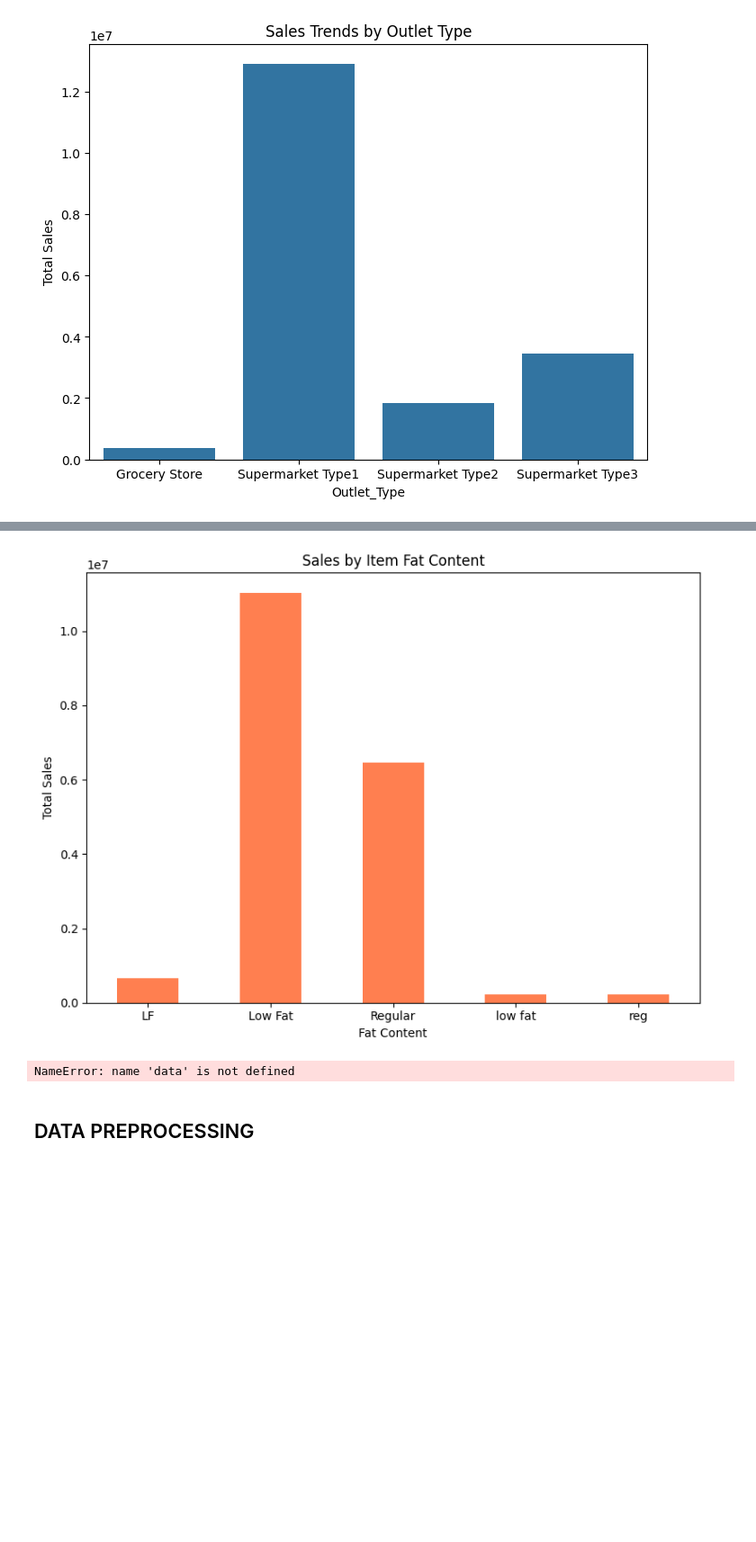
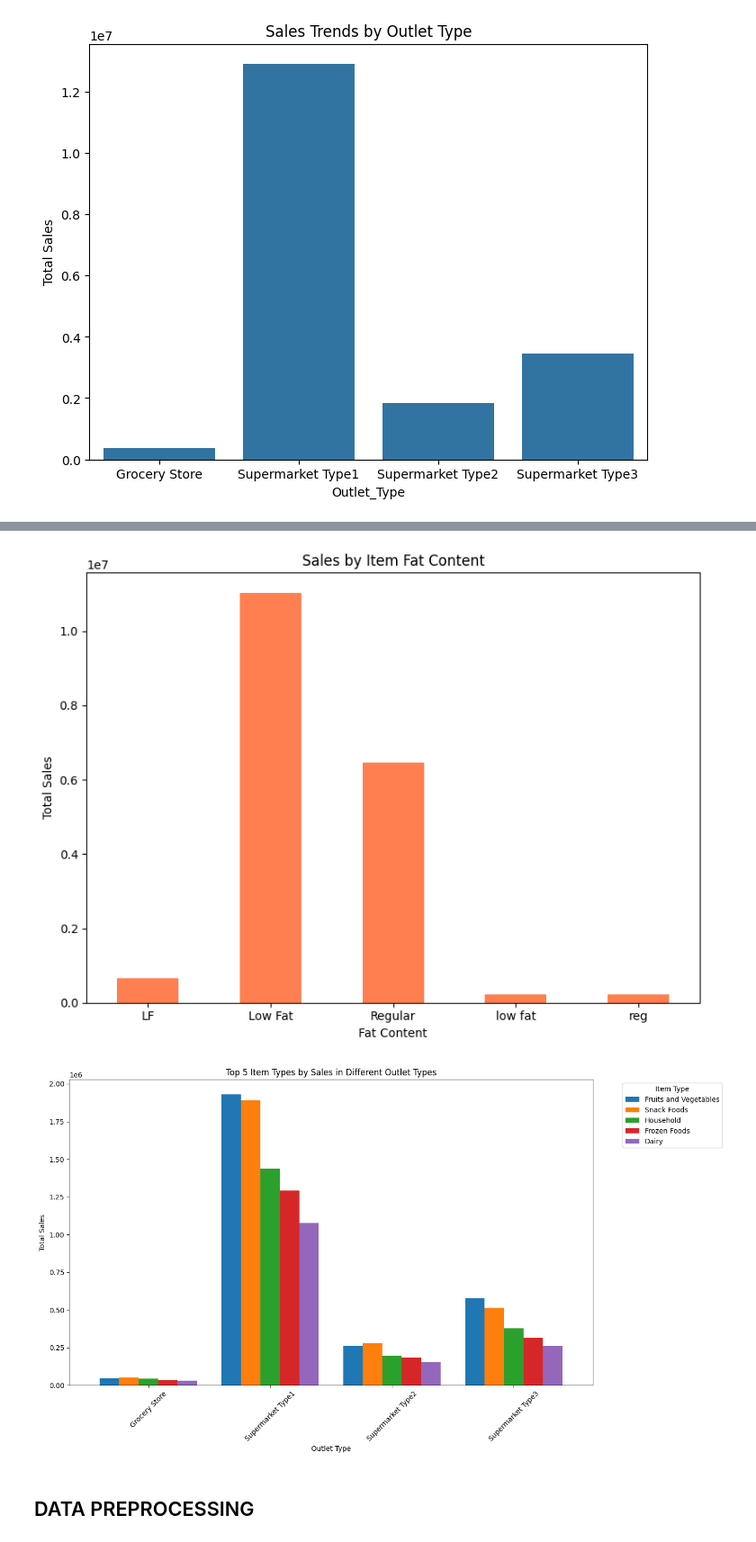
Before and after one commit to amalsalilan/GrocerGenius_AI_Based_Supermarket_Sales_Prediction_Infosys_Internship_Oct2024, a Jupyter notebook: GrocerGenius.ipynb, the cells around one changed output, grey strips where cells are left out. Shown at 90% size. Saved outputs shown, nothing was run; the diff lists cells and outputs as text; code cells hidden in the pictures; blank space fills up the shorter version.

```diff
--- a/GrocerGenius.ipynb
+++ b/GrocerGenius.ipynb
@@ -345,35 +345,35 @@ plt.tight_layout()
 plt.show()
 
 # Grouping and plotting sales by fat content
 sales_by_fat_content = df.groupby('Item_Fat_Content')['Item_Outlet_Sales'].sum()
 plt.figure(figsize=(8, 6))
 sales_by_fat_content.plot(kind='bar', title='Sales by Item Fat Content', color='coral')
 plt.xlabel('Fat Content')
 plt.ylabel('Total Sales')
 plt.xticks(rotation=0)
 plt.tight_layout()
 plt.show()
 
 # Finding top-performing products for each outlet type
 top_products_by_outlet = df.groupby(['Outlet_Type', 'Item_Type'])['Item_Outlet_Sales'].sum().unstack()
-top_item_types = data.groupby('Item_Type')['Item_Outlet_Sales'].sum().nlargest(5).index
+top_item_types = df.groupby('Item_Type')['Item_Outlet_Sales'].sum().nlargest(5).index
 filtered_top_products = top_products_by_outlet[top_item_types]
 filtered_top_products.plot(kind='bar', figsize=(14, 8), width=0.8)
 plt.title('Top 5 Item Types by Sales in Different Outlet Types')
 plt.xlabel('Outlet Type')
 plt.ylabel('Total Sales')
 plt.xticks(rotation=45)
 plt.legend(title='Item Type', bbox_to_anchor=(1.05, 1), loc='upper left')
 plt.tight_layout()
 plt.show()
 # %% [output]
 [figure]
 [figure]
 [figure]
 [figure]
 [figure]
 [figure]
-NameError: name 'data' is not defined
+[figure, added]
 # %% [markdown]
 ## DATA PREPROCESSING
 # %%
```
